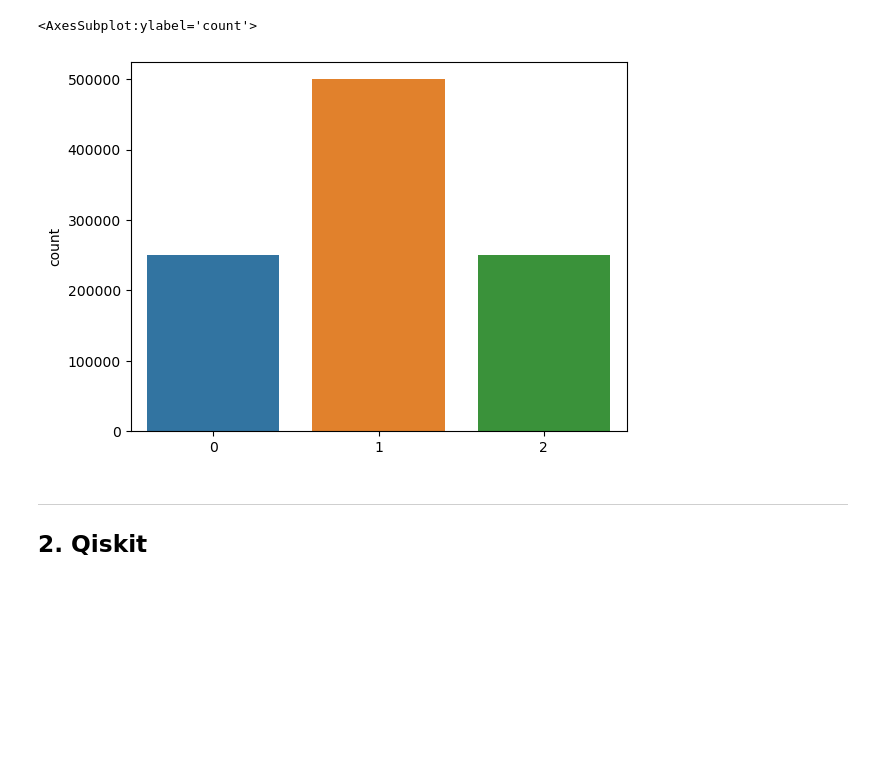
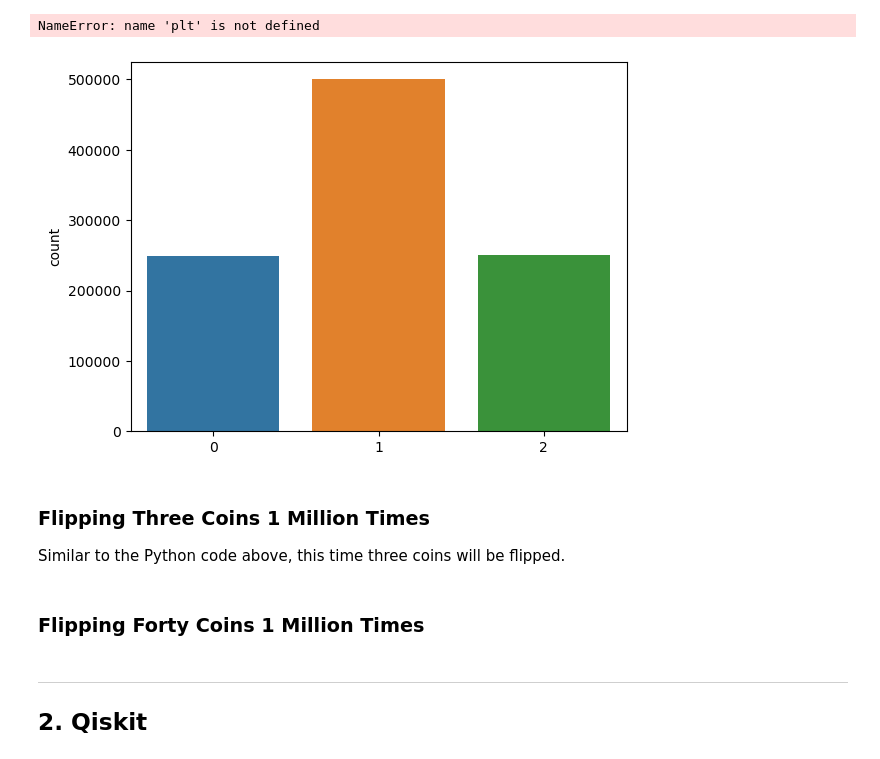
Before and after one commit to G00378925/emerging-technologies, a Jupyter notebook: notebooks/05-quantum-computing.ipynb, the cells around one changed output. Drawn from its saved outputs; the diff is of its cells as text; code cells hidden in the pictures; blank space fills up the shorter version.

Commit message:
Adding more binary distributions, and Fourier transform fix

```diff
--- a/notebooks/05-quantum-computing.ipynb
+++ b/notebooks/05-quantum-computing.ipynb
@@ -31,12 +52,18 @@ The binomial distribution will be used to calculate the probability of getting a
 # %%
 import numpy as np
+import matplotlib.pyplot as plt
+import seaborn as sns
 
-np.random.binomial(100, 0.5)
+# Flip 2 coins 1 million times each coin flip having a probability of 0.5
+two_coin_flips = np.random.binomial(2, 0.5, 1_000_000)
 
-two_coin_flips = np.random.binomial(2, 0.5, 1_000_000)
+# Create a count plot showing the distribution of the coin flips
+sns.countplot(x=two_coin_flips)
+plt.show()
+# %% [output]
+NameError: name 'plt' is not defined
+[figure, added]
-# %%
-import seaborn as sns
-sns.countplot(x=two_coin_flips)
-# %% [output]
-<AxesSubplot:ylabel='count'>
-[figure, removed]
+# %% [markdown]
+### Flipping Three Coins 1 Million Times
+
+Similar to the Python code above, this time three coins will be flipped.
@@ -42,0 +77,2 @@ sns.countplot(x=two_coin_flips)
+# %% [markdown]
+### Flipping Forty Coins 1 Million Times
```
Also changed, not shown: parts of 28 cells of this notebook, 1 other file.
